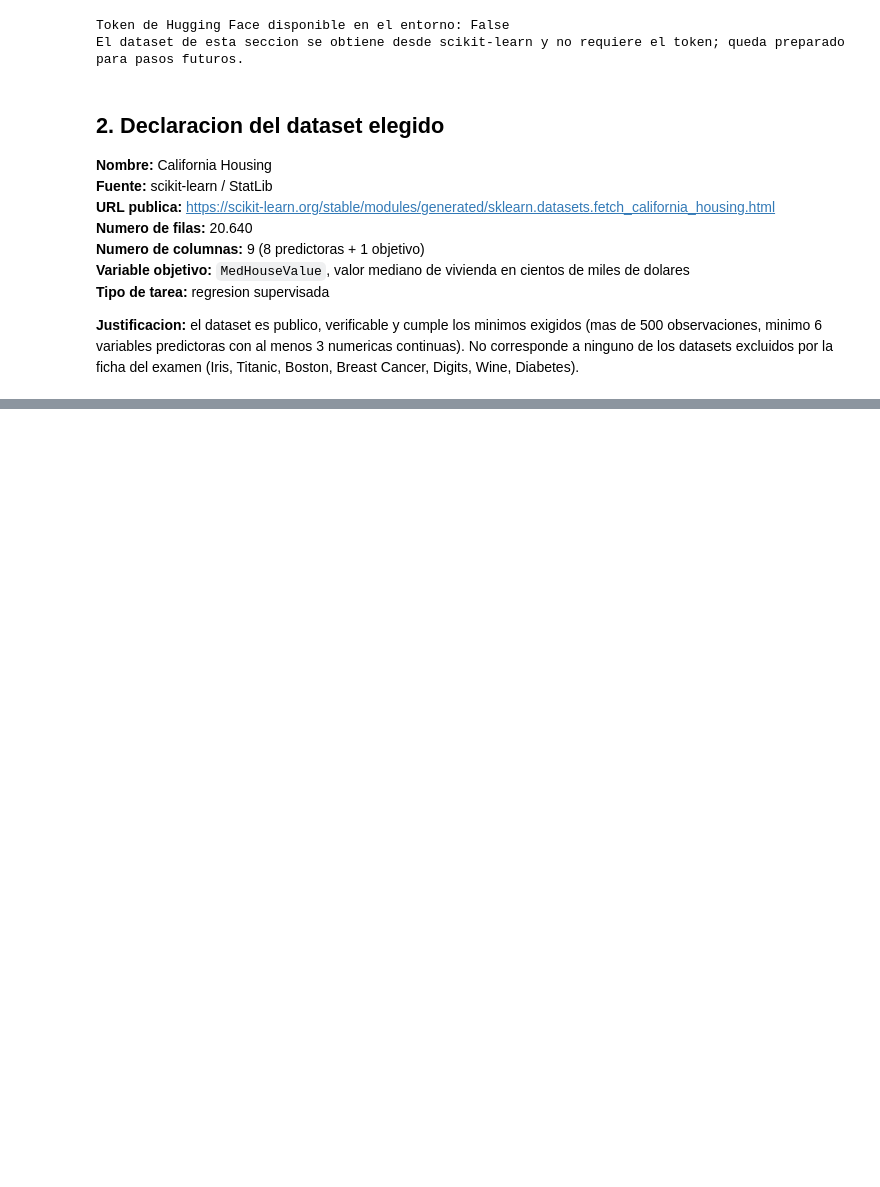
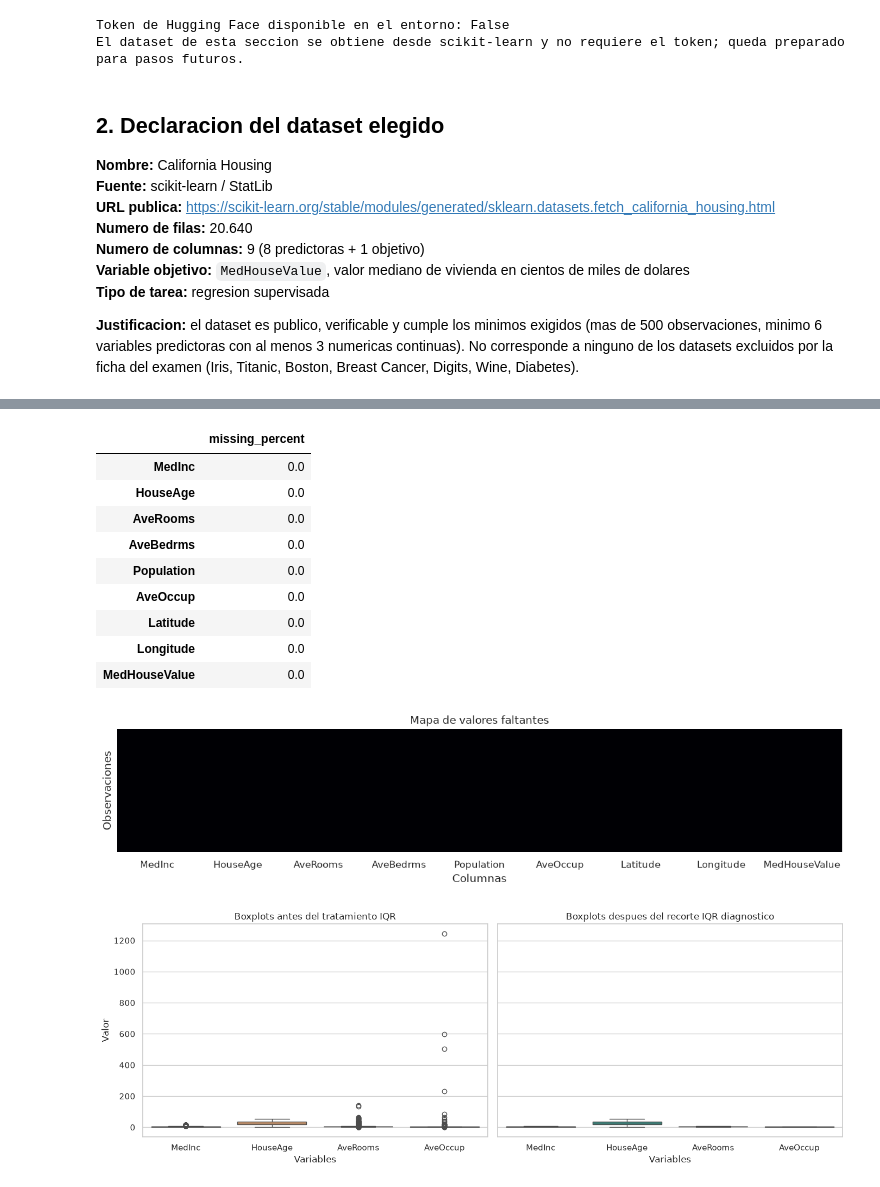
Before and after one commit to ntd2g72rnn-cyber/ML1_ExamenAplicado_Pineda_Paloma, a Jupyter notebook: seleccion_dataset.ipynb, the cells around one changed output, grey strips where cells are left out. Cells and saved outputs as stored; diff of their text form; code cells hidden in the pictures; blank space fills up the shorter version.

```diff
--- a/seleccion_dataset.ipynb
+++ b/seleccion_dataset.ipynb
@@ -78,0 +125,46 @@ df.head():
+# %%
+missing_pct = (df.isna().mean() * 100).sort_values(ascending=False)
+display(missing_pct.to_frame('missing_percent'))
+plt.figure(figsize=(12, 3))
+sns.heatmap(df.isna(), cbar=False, yticklabels=False, cmap='magma')
+plt.title('Mapa de valores faltantes')
+plt.xlabel('Columnas')
+plt.ylabel('Observaciones')
+plt.tight_layout()
+plt.savefig('figures/missing_values_heatmap.png', dpi=150)
+plt.show()
+
+key_features = ['MedInc', 'HouseAge', 'AveRooms', 'AveOccup']
+outlier_bounds = {}
+df_iqr = df.copy()
+for column in key_features:
+    q1, q3 = df[column].quantile([0.25, 0.75])
+    iqr = q3 - q1
+    lower, upper = q1 - 1.5 * iqr, q3 + 1.5 * iqr
+    outlier_bounds[column] = (lower, upper)
+    df_iqr[column] = df[column].clip(lower, upper)
+
+fig, axes = plt.subplots(1, 2, figsize=(14, 5), sharey=True)
+sns.boxplot(data=df[key_features], ax=axes[0], color='#f4a261')
+axes[0].set_title('Boxplots antes del tratamiento IQR')
+axes[0].set_xlabel('Variables')
+axes[0].set_ylabel('Valor')
+sns.boxplot(data=df_iqr[key_features], ax=axes[1], color='#2a9d8f')
+axes[1].set_title('Boxplots despues del recorte IQR diagnostico')
+axes[1].set_xlabel('Variables')
+plt.tight_layout()
+plt.savefig('figures/boxplots_before_after_iqr.png', dpi=150)
+plt.show()
+# %% [output]
+|  | missing_percent |
+| MedInc | 0.0 |
+| HouseAge | 0.0 |
+| AveRooms | 0.0 |
+| AveBedrms | 0.0 |
+| Population | 0.0 |
+| AveOccup | 0.0 |
+| Latitude | 0.0 |
+| Longitude | 0.0 |
+| MedHouseValue | 0.0 |
+[figure, added]
+[figure, added]
```
Also changed, not shown: parts of 8 cells of this notebook, 7 other files.
